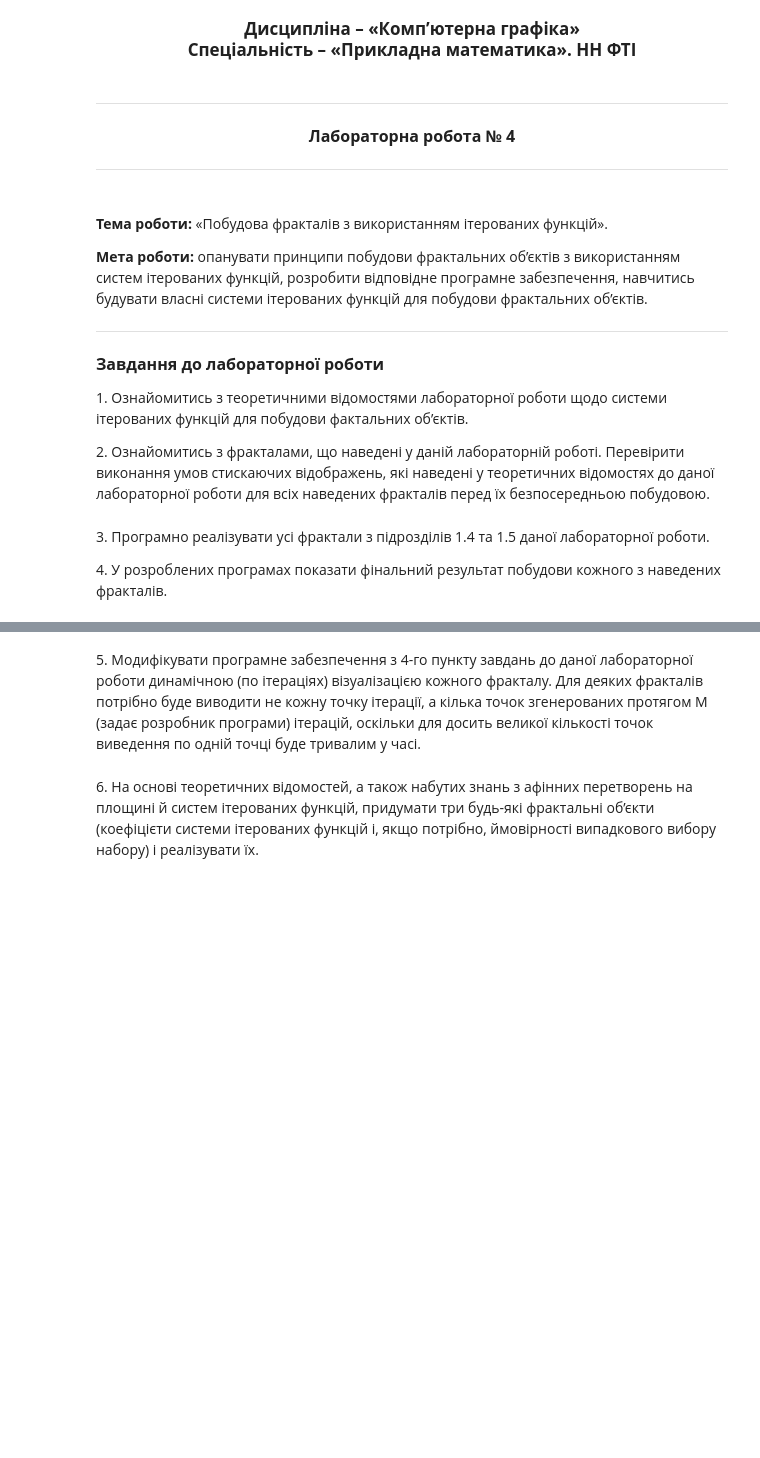
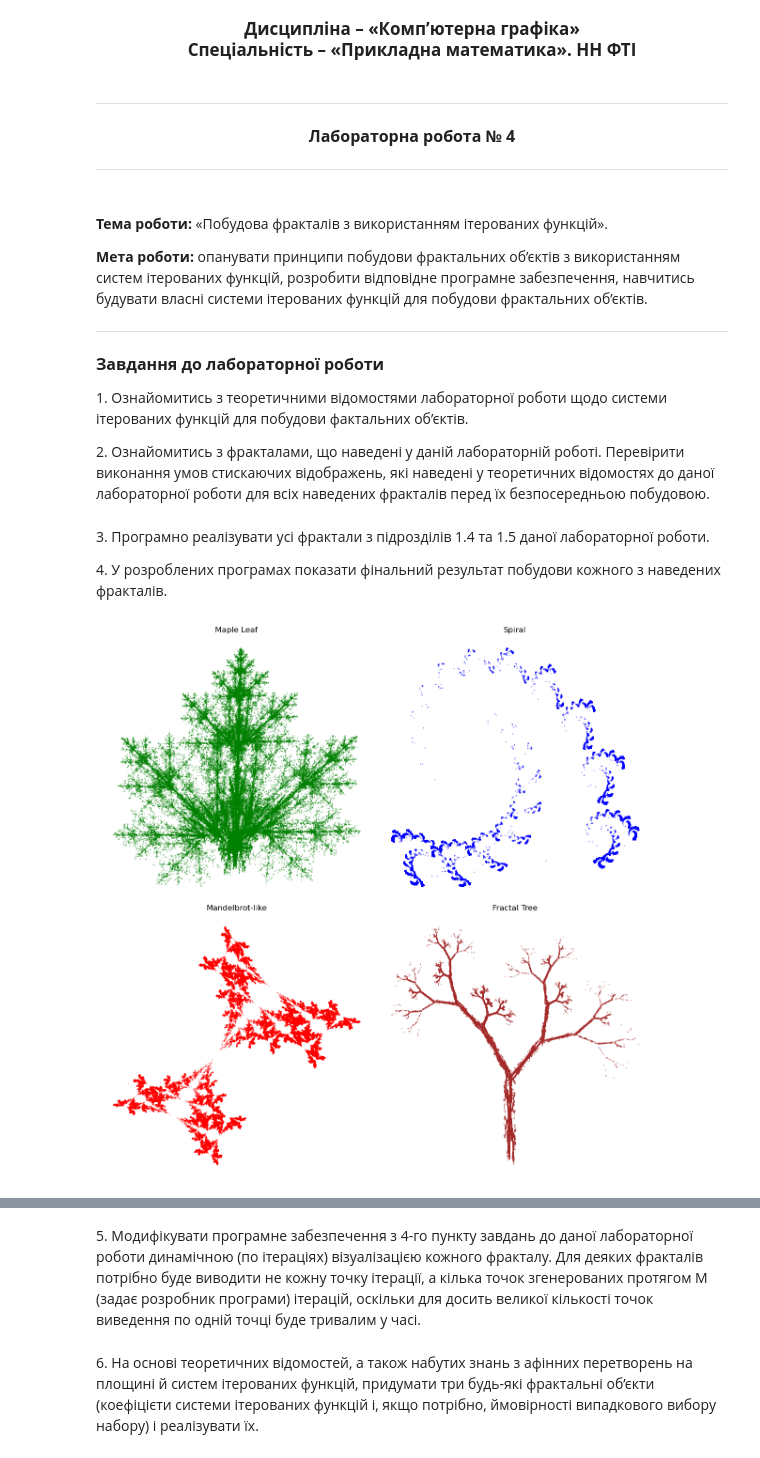
Before and after one commit to artemyak5/Computer-Graphics, a Jupyter notebook: lab4/lab4.ipynb, the cells around one changed output, grey strips where cells are left out. Drawn from its saved outputs; the diff is of its cells as text; code cells hidden in the pictures; blank space fills up the shorter version.

```diff
--- a/lab4/lab4.ipynb
+++ b/lab4/lab4.ipynb
@@ -21,3 +21,91 @@ import numpy as np
 # %% [markdown]
 <p>3. Програмно реалізувати усі фрактали з підрозділів 1.4 та 1.5 даної лабораторної роботи.</p>
 <p>4. У розроблених програмах показати фінальний результат побудови кожного з наведених фракталів.</p>
+# %%
+import numpy as np
+import matplotlib.pyplot as plt
+
+# Define the transformation parameters for several fractals
+
+# Parameters for "Maple Leaf" (1.4.1)
+maple_leaf_params = [
+    (0.140, 0.010, 0.000, 0.510, -0.080, -1.310),
+    (0.430, 0.520, -0.450, 0.500, 1.490, -0.750),
+    (0.450, -0.490, 0.470, 0.470, -1.620, -0.740),
+    (0.490, 0.000, 0.000, 0.510, 0.020, 1.620)
+]
+
+# Parameters for "Spiral" (1.4.2)
+spiral_params = [
+    (0.787879, -0.424242, 0.242424, 0.859848, 1.758647, 1.408065),
+    (-0.121212, 0.257576, 0.151515, 0.053030, -6.721654, 1.377236),
+    (0.181818, -0.136364, 0.090909, 0.181818, 6.086107, 1.568035)
+]
+
+# Parameters for "Mandelbrot-like" (1.4.3)
+mandelbrot_like_params = [
+    (0.2020, -0.8050, -0.6890, -0.3420, -0.3730, -0.6530),
+    (0.1380, 0.6650, -0.5020, -0.2220, 0.6600, -0.2770)
+]
+
+# Parameters for "Fractal Tree" (1.4.4)
+fractal_tree_params = [
+    (0.0500, 0.0000, 0.0000, 0.4000, -0.0600, -0.4700),
+    (-0.0500, 0.0000, 0.0000, -0.4000, -0.0600, -0.4700),
+    (0.0300, -0.1400, 0.0000, 0.2600, -0.1600, -0.0100),
+    (-0.0300, 0.1400, 0.0000, -0.2600, -0.1600, -0.0100),
+    (0.5600, 0.4400, -0.3700, 0.5100, 0.3000, 0.1500),
+    (0.1900, 0.0700, -0.1000, 0.1500, -0.2000, 0.2800),
+    (-0.3300, -0.3400, -0.3300, 0.3400, -0.5400, 0.3900)
+]
+
+# Helper function to generate fractals
+def generate_fractal(params, num_points=100000):
+    x, y = 0, 0
+    xs, ys = [], []
+
+    for _ in range(num_points):
+        idx = np.random.randint(len(params))  # Generate a random index
+        p = params[idx]  # Access the tuple using the index
+        x_new = p[0] * x + p[1] * y + p[4]
+        y_new = p[2] * x + p[3] * y + p[5]
+        x, y = x_new, y_new
+        xs.append(x)
+        ys.append(y)
+
+    return xs, ys
+
+# Generate each fractal
+maple_leaf_xs, maple_leaf_ys = generate_fractal(maple_leaf_params)
+spiral_xs, spiral_ys = generate_fractal(spiral_params)
+mandelbrot_like_xs, mandelbrot_like_ys = generate_fractal(mandelbrot_like_params)
+fractal_tree_xs, fractal_tree_ys = generate_fractal(fractal_tree_params)
+
+# Plotting all fractals
+fig, axs = plt.subplots(2, 2, figsize=(12, 12))
+
+# Maple Leaf
+axs[0, 0].scatter(maple_leaf_xs, maple_leaf_ys, color='green', s=0.1)
+axs[0, 0].set_title("Maple Leaf")
+axs[0, 0].axis('off')
+
+# Spiral
+axs[0, 1].scatter(spiral_xs, spiral_ys, color='blue', s=0.1)
+axs[0, 1].set_title("Spiral")
+axs[0, 1].axis('off')
+
+# Mandelbrot-like
+axs[1, 0].scatter(mandelbrot_like_xs, mandelbrot_like_ys, color='red', s=0.1)
+axs[1, 0].set_title("Mandelbrot-like")
+axs[1, 0].axis('off')
+
+# Fractal Tree
+axs[1, 1].scatter(fractal_tree_xs, fractal_tree_ys, color='brown', s=0.1)
+axs[1, 1].set_title("Fractal Tree")
+axs[1, 1].axis('off')
+
+# Display the plots
+plt.tight_layout()
+plt.show()
+# %% [output]
+[figure, added]
```
Also changed, not shown: parts of 3 cells of this notebook.
